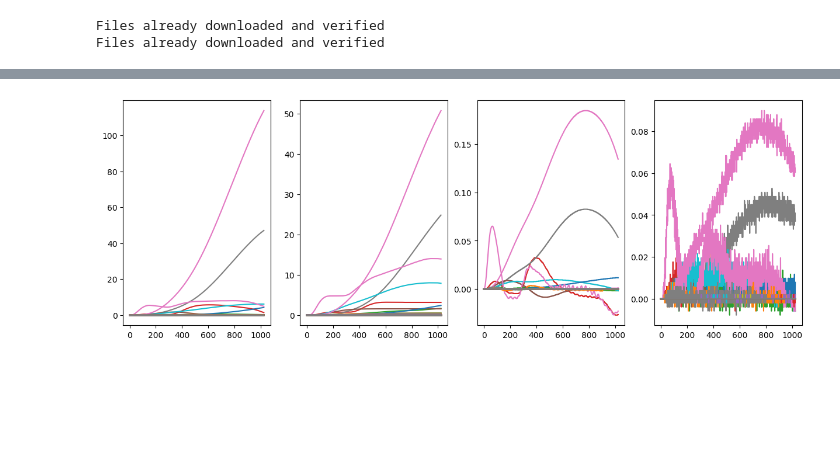
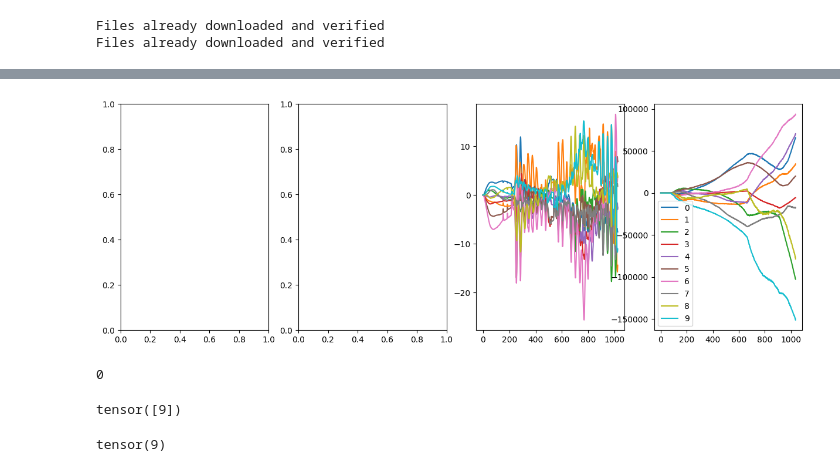
Before and after one commit to lava-nc/lava-dl, a Jupyter notebook: src/lava/lib/dl/slayer/state_space_models/sCIFAR/test_full_scifar_network_on_loihi.ipynb, the cells around one changed output, grey strips where cells are left out. Cells and saved outputs as stored; diff of their text form; code cells hidden in the pictures; blank space fills up the shorter version.

```diff
--- a/src/lava/lib/dl/slayer/state_space_models/sCIFAR/test_full_scifar_network_on_loihi.ipynb
+++ b/src/lava/lib/dl/slayer/state_space_models/sCIFAR/test_full_scifar_network_on_loihi.ipynb
@@ -98,7 +94,9 @@ Falling back on slow Cauchy and Vandermonde kernel. Install at least one of pyke
+# %%
+a = lava_dl_model(data_sample[0])
 # %%
-lava_dl_model.export_hdf5("debug.net")
-loaded_net =  netx.hdf5.Network(net_config='debug.net', input_message_bits=16, sparse_fc_layer=True)
-os.remove("debug.net")
+# lava_dl_model.export_hdf5("debug.net")
+loaded_net =  netx.hdf5.Network(net_config='4_layer_cifar.net', input_message_bits=16, sparse_fc_layer=True, skip_layers=1)
+# os.remove("debug.net")
 print(loaded_net)
 # %% [output]
 |   Type   |  W  |  H  |  C  | ker | str | pad | dil | grp |delay|
@@ -127,12 +130,12 @@ os.environ['SLURM'] = '1'
 os.environ['PARTITION'] = "oheogulch"
 os.environ['LOIHI_GEN'] = "N3C1"
 
-n_steps = 1024
+n_steps = 1024 + len(loaded_net)
 
-spiker = SourceBuffer(data=data_proj.detach().numpy().reshape(3,1024) * 2**inp_exp)
+spiker = SourceBuffer(data=diff_inp.detach().numpy().reshape(3,1024) * 2**inp_exp)
 adapter_i = PyToNxAdapter(shape=(3,), num_message_bits=16)
-adapter_o = NxToPyAdapter(shape=(128,), num_message_bits=16)
-receiver = SinkBuffer(buffer = n_steps, shape=(128,))
+adapter_o = NxToPyAdapter(shape=(10,), num_message_bits=16)
+receiver = SinkBuffer(buffer = n_steps, shape=(10,))
 
 
 spiker.s_out.connect(adapter_i.inp)
@@ -172,10 +170,25 @@ Per core utilization:
 -------------------------------------------------------------------------
+# %%
+out_lava = (received_data_lava.astype(np.int32) << 8) >> 8
 # %%
 fig, axs = plt.subplots(1, 4, figsize=(15, 5))
-axs[0].plot(np.cumsum(a[0].detach().numpy(), axis=1).T);
-axs[1].plot(np.cumsum(received_data_lava.astype(np.int16), axis=1)[:, :].T / 2**inp_exp);
+# axs[0].plot(np.cumsum(a[0].detach().numpy(), axis=1).T);
+# axs[1].plot(np.cumsum(received_data_lava.astype(np.int16), axis=1)[:, :].T / 2**inp_exp);
 
 axs[2].plot(a[0].detach().numpy().T);
-axs[3].plot(received_data_lava[:, :].T.astype(np.int16) / 2**inp_exp);
+axs[3].plot(out_lava.T, label=range(10))
+plt.legend();
 # %% [output]
-[figure, old version]
+[figure, new version]
+# %%
+out_lava.mean(-1).argmax()
+# %% [output]
+0
+# %%
+data_sample[1]
+# %% [output]
+tensor([9])
+# %%
+a[0].mean(-1).argmax()
+# %% [output]
+tensor(9)
```
Also changed, not shown: parts of 8 cells of this notebook, 1 other file.
